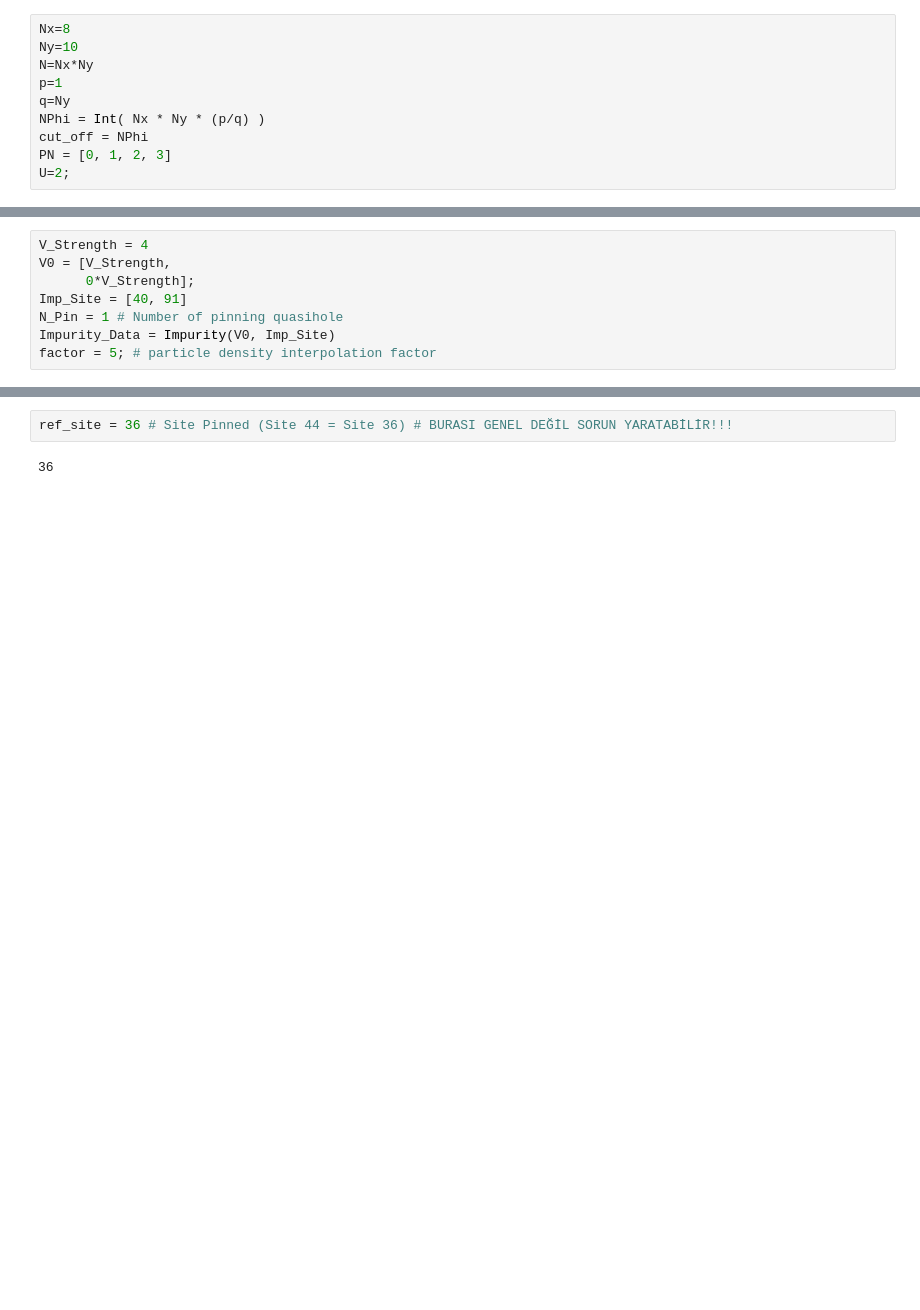
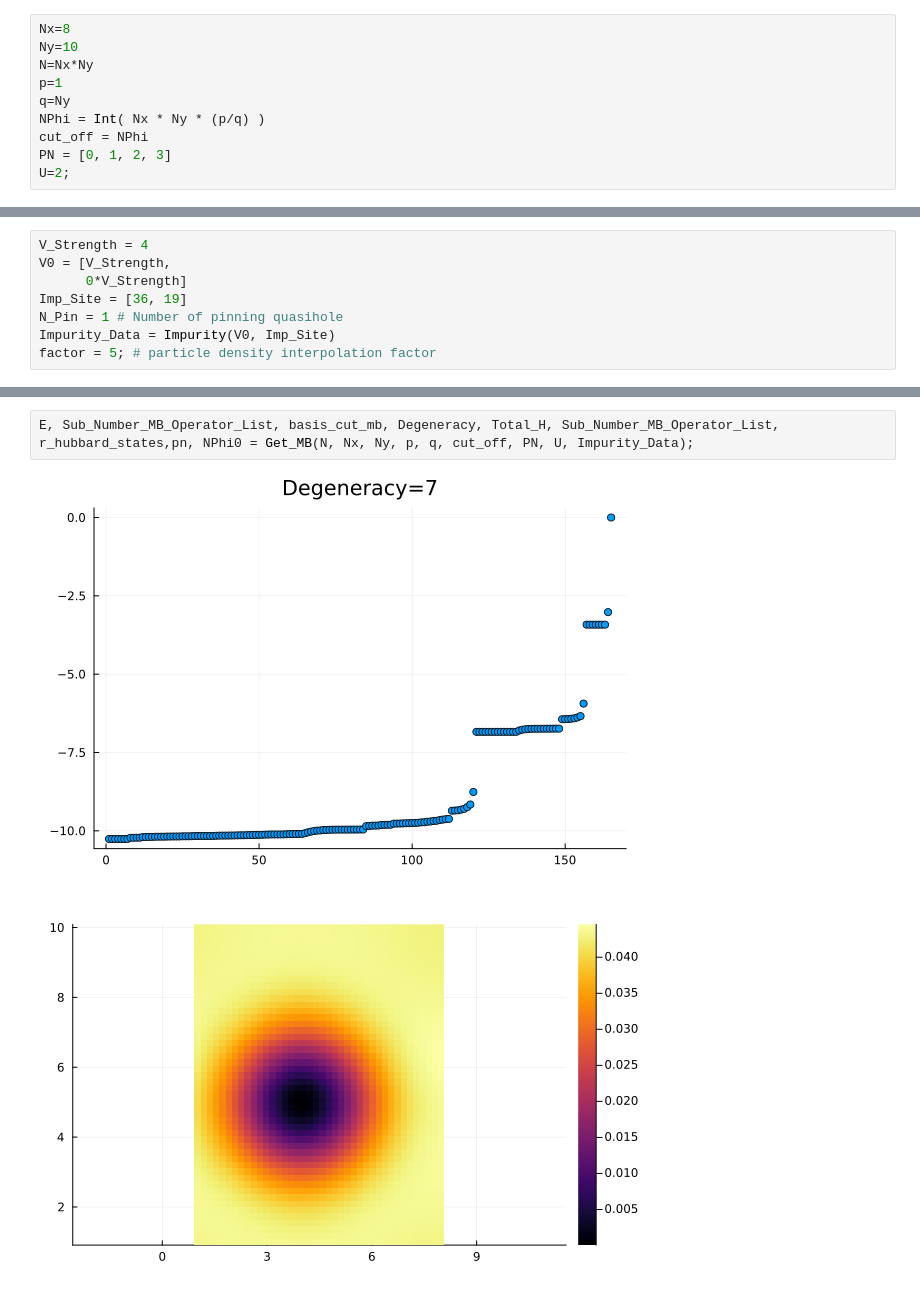
Before and after one commit to Umut-Can-Physics/Kagome-Lattice, a Jupyter notebook: My Numerical Calculations/Many-Body/Hofstadter/Hofstadter Charge.ipynb, the cells around one changed output, grey strips where cells are left out. Cells and saved outputs as stored; diff of their text form; blank space fills up the shorter version.

```diff
--- a/My Numerical Calculations/Many-Body/Hofstadter/Hofstadter Charge.ipynb
+++ b/My Numerical Calculations/Many-Body/Hofstadter/Hofstadter Charge.ipynb
@@ -29,8 +30,8 @@ plot_square_lattice(Nx, Ny)
 # %%
 V_Strength = 4
 V0 = [V_Strength,
-      0*V_Strength];
-Imp_Site = [40, 91]
+      0*V_Strength]
+Imp_Site = [36, 19]
 N_Pin = 1 # Number of pinning quasihole
 Impurity_Data = Impurity(V0, Imp_Site)
 factor = 5; # particle density interpolation factor
@@ -51,4 +38,5 @@ LoadError: BoundsError: attempt to access 80-element Vector{Operator{ManyBodyBas
-# %%
-ref_site = 36 # Site Pinned (Site 44 = Site 36) # BURASI GENEL DEĞİL SORUN YARATABİLİR!!!
-# %% [output]
-36
+# %%
+E, Sub_Number_MB_Operator_List, basis_cut_mb, Degeneracy, Total_H, Sub_Number_MB_Operator_List, r_hubbard_states,pn, NPhi0 = Get_MB(N, Nx, Ny, p, q, cut_off, PN, U, Impurity_Data);
+# %% [output]
+[figure, added]
+[figure, added]
```
Also changed, not shown: parts of 20 cells of this notebook, 8 other files.
